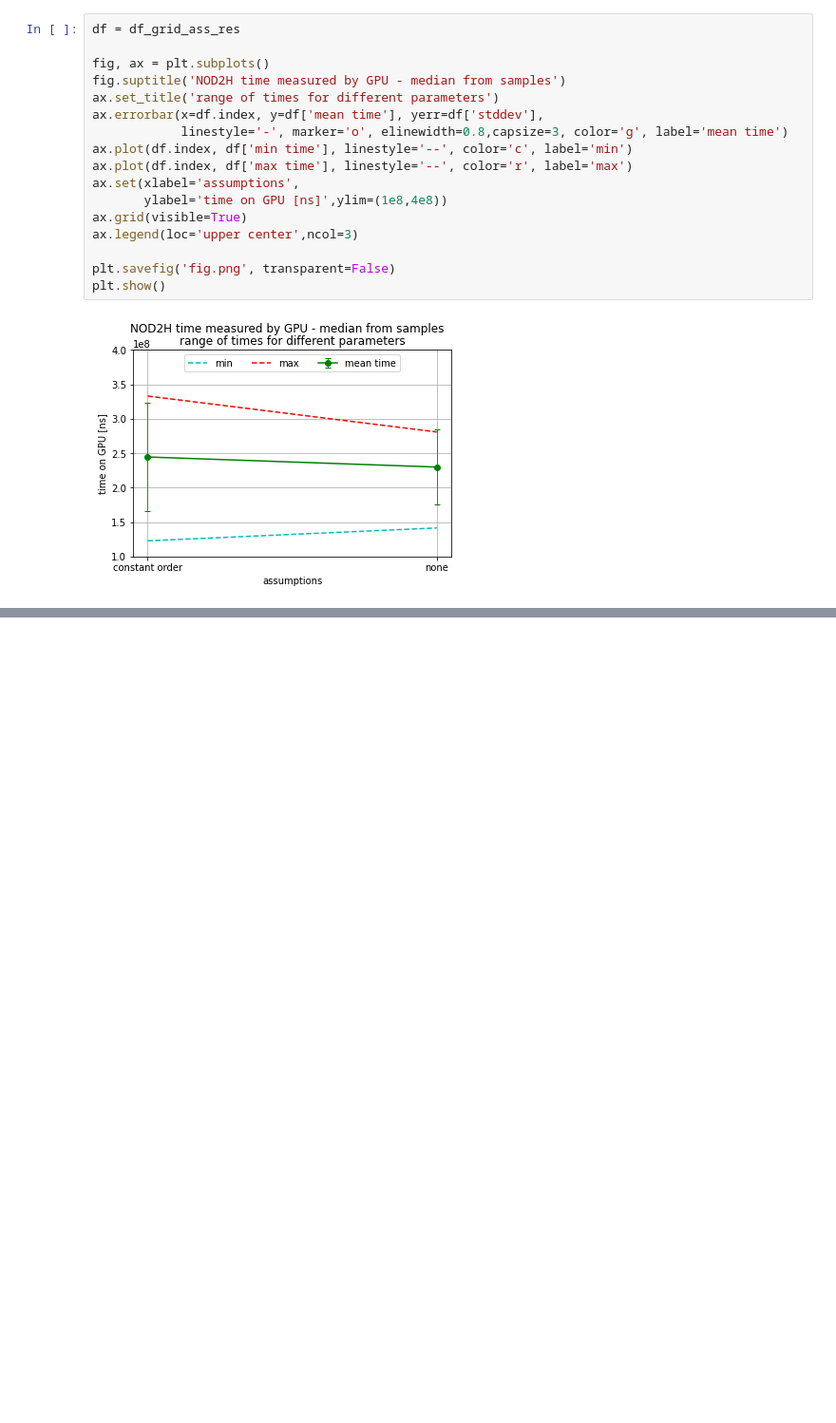
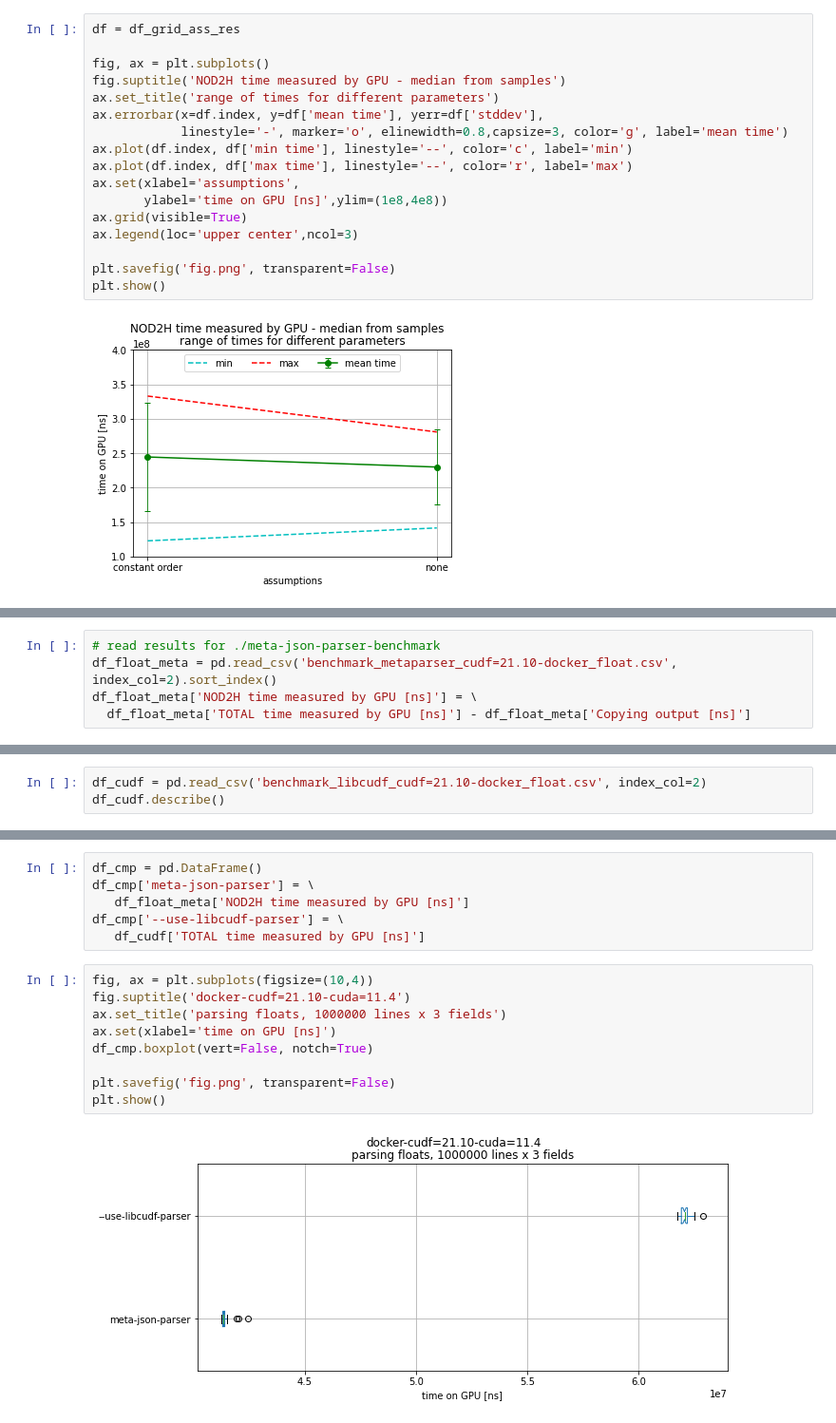
Before and after one commit to mis-wut/meta-json-parser, a Jupyter notebook: benchmark/notebooks/examine_benchmarks.ipynb, the cells around one changed output, grey strips where cells are left out. Shown: that part at 95% size. Saved outputs shown, nothing was run; the diff lists cells and outputs as text; blank space fills up the shorter version.

Commit message:
examine_benchmarks.ipynb: Per type benchmark - float

```diff
--- a/benchmark/notebooks/examine_benchmarks.ipynb
+++ b/benchmark/notebooks/examine_benchmarks.ipynb
@@ -785,0 +798,5 @@ plt.show()
+# %%
+# read results for ./meta-json-parser-benchmark
+df_float_meta = pd.read_csv('benchmark_metaparser_cudf=21.10-docker_float.csv', index_col=2).sort_index()
+df_float_meta['NOD2H time measured by GPU [ns]'] = \
+  df_float_meta['TOTAL time measured by GPU [ns]'] - df_float_meta['Copying output [ns]']
@@ -785,0 +815,3 @@ plt.show()
+# %%
+df_cudf = pd.read_csv('benchmark_libcudf_cudf=21.10-docker_float.csv', index_col=2)
+df_cudf.describe()
@@ -785,0 +828,17 @@ plt.show()
+# %%
+df_cmp = pd.DataFrame()
+df_cmp['meta-json-parser'] = \
+   df_float_meta['NOD2H time measured by GPU [ns]']
+df_cmp['--use-libcudf-parser'] = \
+   df_cudf['TOTAL time measured by GPU [ns]']
+# %%
+fig, ax = plt.subplots(figsize=(10,4))
+fig.suptitle('docker-cudf=21.10-cuda=11.4')
+ax.set_title('parsing floats, 1000000 lines x 3 fields')
+ax.set(xlabel='time on GPU [ns]')
+df_cmp.boxplot(vert=False, notch=True)
+
+plt.savefig('fig.png', transparent=False)
+plt.show()
+# %% [output]
+[figure, added]
```
Also changed, not shown: parts of 8 cells of this notebook, 2 other files.
